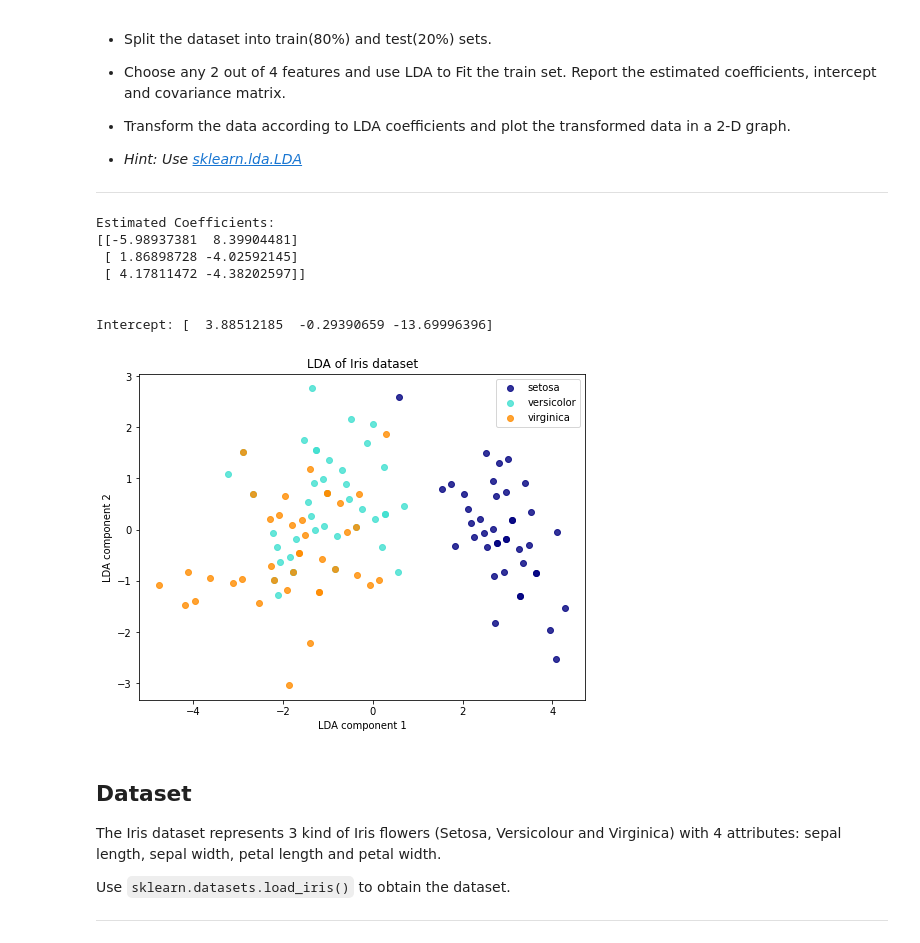
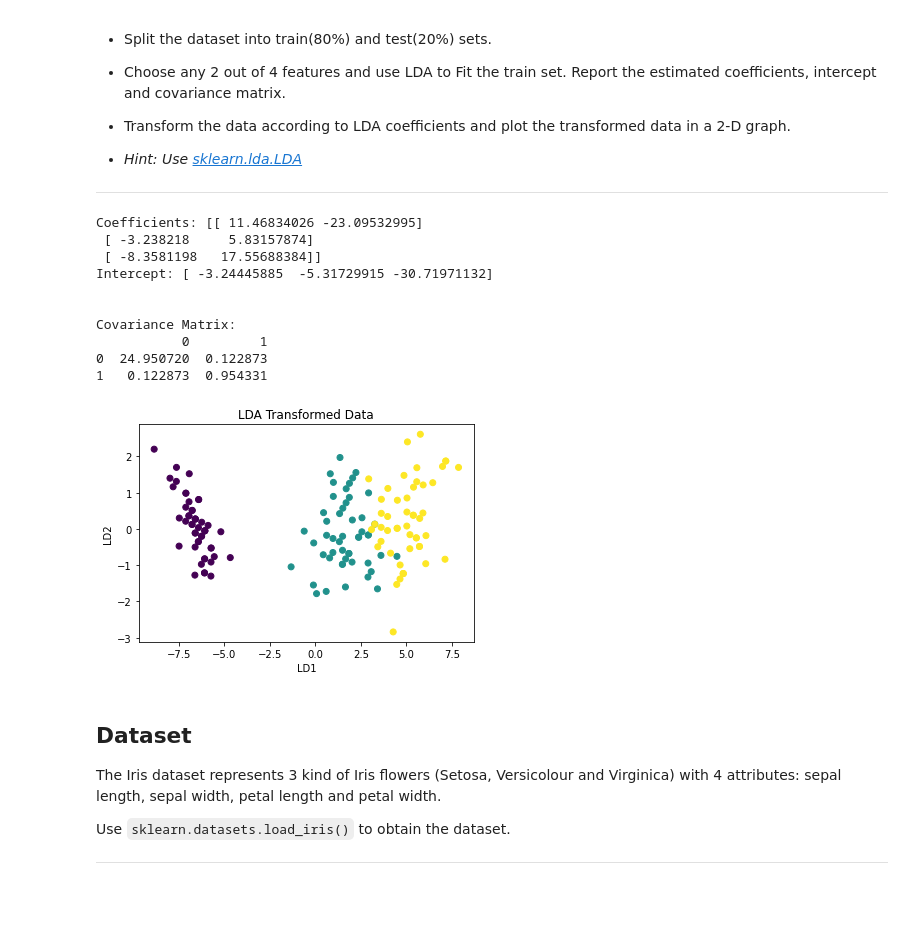
Before and after one commit to rashmiraj513/CS515, a Jupyter notebook: 11/A10.ipynb, the cells around one changed output. Saved outputs shown, nothing was run; the diff lists cells and outputs as text; code cells hidden in the pictures; blank space fills up the shorter version.

```diff
--- a/11/A10.ipynb
+++ b/11/A10.ipynb
@@ -172,59 +172,62 @@ Perform Linear Discriminant Analysis (LDA) on the Iris Flower Dataset.
 
 ---
 # %%
-import numpy as np
+import pandas as pd
 import matplotlib.pyplot as plt
+from sklearn.model_selection import train_test_split
+from sklearn.discriminant_analysis import LinearDiscriminantAnalysis as LDA
 from sklearn.datasets import load_iris
-from sklearn.model_selection import train_test_split
-from sklearn.discriminant_analysis import LinearDiscriminantAnalysis
+from sklearn.preprocessing import StandardScaler
 
 # Load the Iris dataset
 iris = load_iris()
 X = iris.data
 y = iris.target
 
-# Split the dataset into train and test sets (80% train, 20% test)
-X_train, X_test, y_train, y_test = train_test_split(X, y, test_size=0.2, random_state=42)
+# Choose any 2 out of 4 features
+selected_features = [0, 2]  # Selecting sepal length and petal length
+X_selected = X[:, selected_features]
 
-# Choose any 2 out of 4 features (let's choose the first two)
-X_train = X_train[:, :2]
-X_test = X_test[:, :2]
+# Split the dataset into train and test sets
+X_train, X_test, y_train, y_test = train_test_split(X_selected, y, test_size=0.2, random_state=42)
 
 # Fit LDA to the train set
-lda = LinearDiscriminantAnalysis()
+lda = LDA()
 lda.fit(X_train, y_train)
 
 # Report the estimated coefficients and intercept
-print("\n\nEstimated Coefficients:")
-print(lda.coef_)
-print("\n\nIntercept:", lda.intercept_)
+coefficients = lda.coef_
+intercept = lda.intercept_
+
+print(f'\n\nCoefficients: {coefficients}')
+print(f'Intercept: {intercept}')
 
 # Transform the data according to LDA coefficients
-X_train_lda = lda.transform(X_train)
+X_transformed = lda.transform(X_selected)
+
+# Compute the covariance matrix
+covariance_matrix = pd.DataFrame(X_transformed).cov()
+
+print(f'\n\nCovariance Matrix:\n{covariance_matrix}')
 
 # Plot the transformed data in a 2-D graph
-plt.figure(figsize=(8, 6))
-colors = ['navy', 'turquoise', 'darkorange']
-lw = 2
-
-for color, i, target_name in zip(colors, [0, 1, 2], iris.target_names):
-    plt.scatter(X_train_lda[y_train == i, 0], X_train_lda[y_train == i, 1], alpha=.8, color=color,
-                label=target_name)
-
-plt.xlabel('LDA component 1')
-plt.ylabel('LDA component 2')
-plt.title('LDA of Iris dataset')
-plt.legend(loc='best', shadow=False, scatterpoints=1)
+plt.scatter(X_transformed[:, 0], X_transformed[:, 1], c=y)
+plt.xlabel('LD1')
+plt.ylabel('LD2')
+plt.title('LDA Transformed Data')
 plt.show()
 # %% [output]
-Estimated Coefficients:
-[[-5.98937381  8.39904481]
- [ 1.86898728 -4.02592145]
- [ 4.17811472 -4.38202597]]
+Coefficients: [[ 11.46834026 -23.09532995]
+ [ -3.238218     5.83157874]
+ [ -8.3581198   17.55688384]]
+Intercept: [ -3.24445885  -5.31729915 -30.71971132]
 
 
-Intercept: [  3.88512185  -0.29390659 -13.69996396]
+Covariance Matrix:
+           0         1
+0  24.950720  0.122873
+1   0.122873  0.954331
-[figure, old version]
+[figure, new version]
 # %% [markdown]
 ## Dataset
 
```
